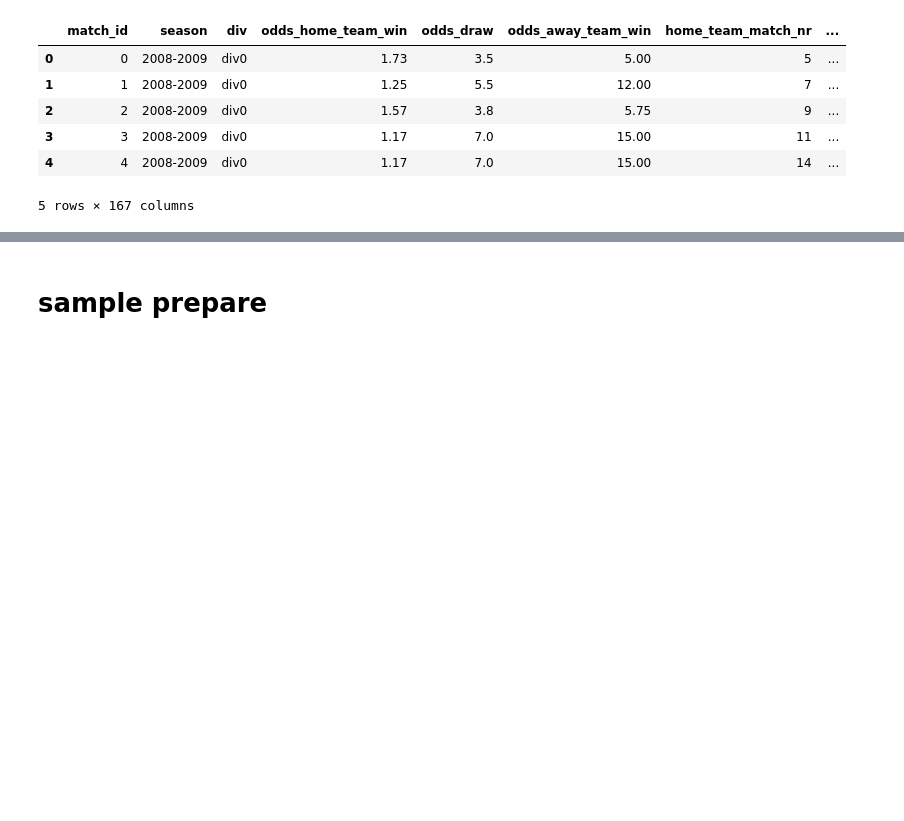
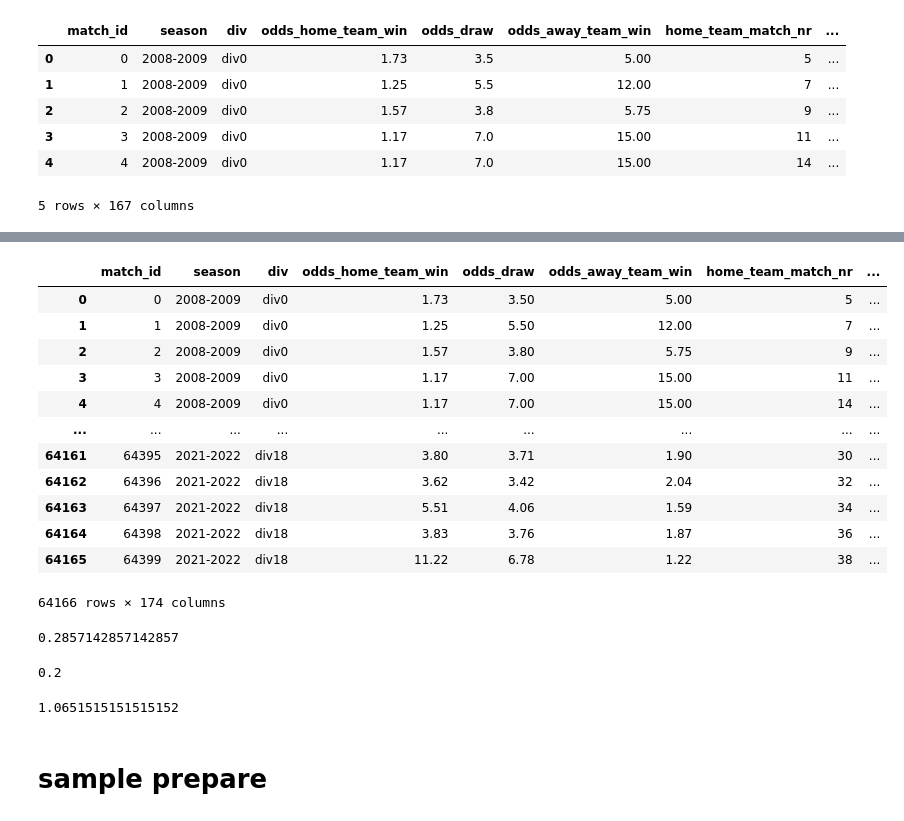
Before and after one commit to relew/matchPrediction, a Jupyter notebook: initialEvaluation.ipynb, the cells around one changed output, grey strips where cells are left out. Cells and saved outputs as stored; diff of their text form; code cells hidden in the pictures; blank space fills up the shorter version.

```diff
--- a/initialEvaluation.ipynb
+++ b/initialEvaluation.ipynb
@@ -96,0 +114,8 @@ df.head()
+# %%
+# div seasonal accuracy
+
+acc_df = pd.DataFrame(df.groupby(["div","season"])["home_win_accuracy"].mean())
+acc_df = acc_df.reset_index(level=['div', 'season'])
+
+acc_df.columns = ["div","season","div_season_home_acc"]
+acc_df.head()
@@ -96,0 +129,2 @@ df.head()
+# %%
+df2 = pd.merge(df, acc_df, on=["div", "season"], how = "left")
@@ -96,0 +137,16 @@ df.head()
+# %%
+df2
+# %% [output]
+|  | match_id | season | div | odds_home_team_win | odds_draw | odds_away_team_win | home_team_match_nr | ... |
+| 0 | 0 | 2008-2009 | div0 | 1.73 | 3.50 | 5.00 | 5 | ... |
+| 1 | 1 | 2008-2009 | div0 | 1.25 | 5.50 | 12.00 | 7 | ... |
+| 2 | 2 | 2008-2009 | div0 | 1.57 | 3.80 | 5.75 | 9 | ... |
+| 3 | 3 | 2008-2009 | div0 | 1.17 | 7.00 | 15.00 | 11 | ... |
+| 4 | 4 | 2008-2009 | div0 | 1.17 | 7.00 | 15.00 | 14 | ... |
+| ... | ... | ... | ... | ... | ... | ... | ... | ... |
+| 64161 | 64395 | 2021-2022 | div18 | 3.80 | 3.71 | 1.90 | 30 | ... |
+| 64162 | 64396 | 2021-2022 | div18 | 3.62 | 3.42 | 2.04 | 32 | ... |
+| 64163 | 64397 | 2021-2022 | div18 | 5.51 | 4.06 | 1.59 | 34 | ... |
+| 64164 | 64398 | 2021-2022 | div18 | 3.83 | 3.76 | 1.87 | 36 | ... |
+| 64165 | 64399 | 2021-2022 | div18 | 11.22 | 6.78 | 1.22 | 38 | ... |
+64166 rows × 174 columns
@@ -97,2 +155,14 @@ df.head()
+# %%
+1/3.5
+# %% [output]
+0.2857142857142857
+# %%
+1/5
+# %% [output]
+0.2
+# %%
+(1/1.25)+(1/5.5) + (1/12)
+# %% [output]
+1.0651515151515152
 # %% [markdown]
 # sample prepare
```
Also changed, not shown: parts of 24 cells of this notebook, 2 other files.
